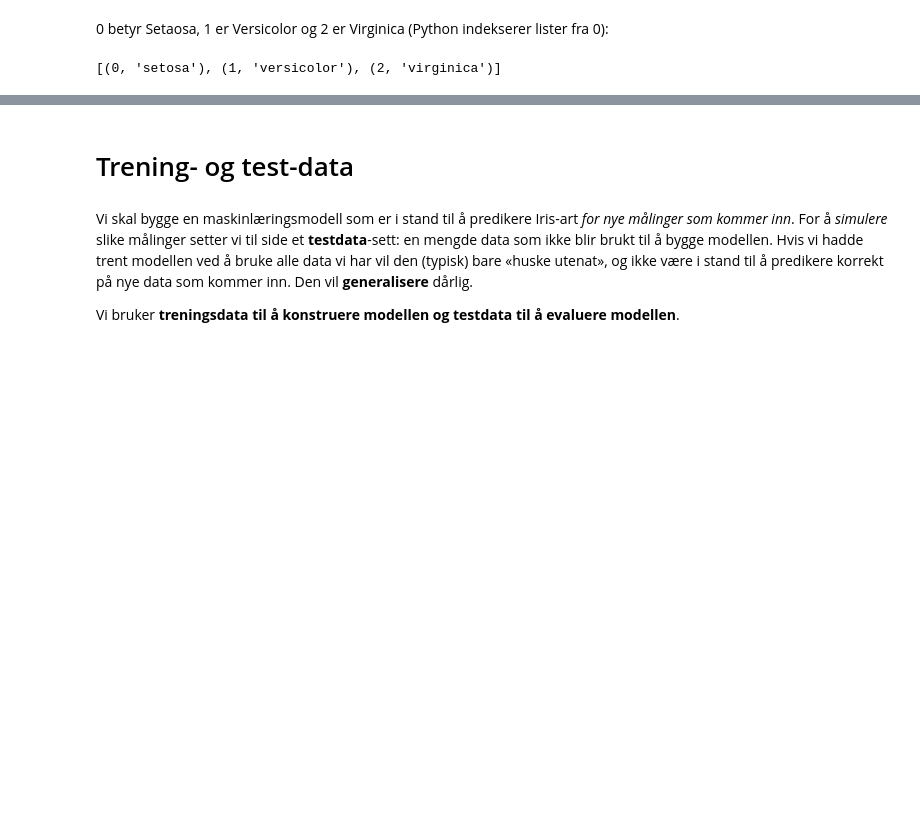
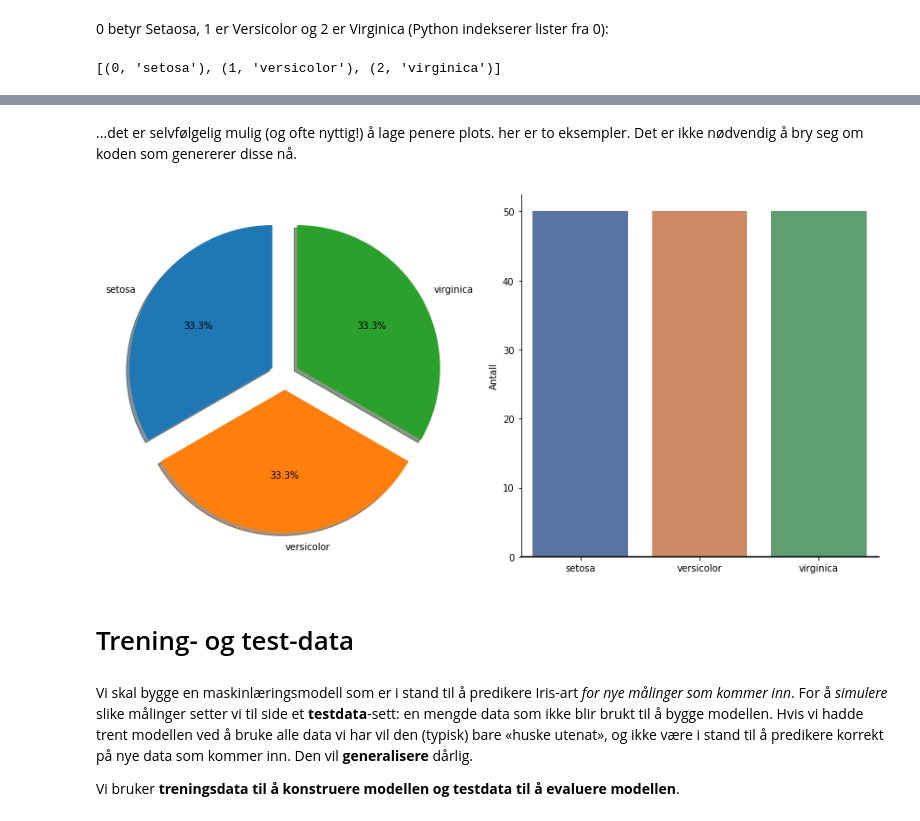
Before and after one commit to haraldvage/ELMED219x, a Jupyter notebook: notebooks/ELMED219-ML-1-Enkle_eksempler.ipynb, the cells around one changed output, grey strips where cells are left out. Cells and saved outputs as stored; diff of their text form; code cells hidden in the pictures; blank space fills up the shorter version.

```diff
--- a/notebooks/ELMED219-ML-1-Enkle_eksempler.ipynb
+++ b/notebooks/ELMED219-ML-1-Enkle_eksempler.ipynb
@@ -163,3 +170,26 @@ list(zip(range(len(y)), iris_dataset['target_names']))
+# %% [markdown]
+...det er selvfølgelig mulig (og ofte nyttig!) å lage penere plots. her er to eksempler. Det er ikke nødvendig å bry seg om koden som genererer disse nå.
+# %%
+import seaborn as sns
+
+_, counts = np.unique(y, return_counts=True) # Antall blomster av hver type
+labels = iris_dataset['target_names'] # Navn på blomstene
+
+f, (ax1, ax2) = plt.subplots(1, 2, figsize=(12,6))
+
+# Pie chart:
+ax1.pie(counts, explode=[0.1, 0.1, 0.1], labels=labels, startangle=90, autopct='%1.1f%%', shadow=True)
+
+# Bar plot:
+sns.barplot(x=labels, y=counts, palette="deep", ax=ax2)
+ax2.axhline(0, color="k", clip_on=False)
+ax2.set_ylabel("Antall")
+sns.despine(bottom=True)
+
+# Vis plots
+plt.tight_layout(h_pad=2)
+# %% [output]
+[figure, added]
 # %% [markdown]
 # Trening- og test-data
 # %% [markdown]
```
Also changed, not shown: parts of 35 cells of this notebook, 1 other file.
